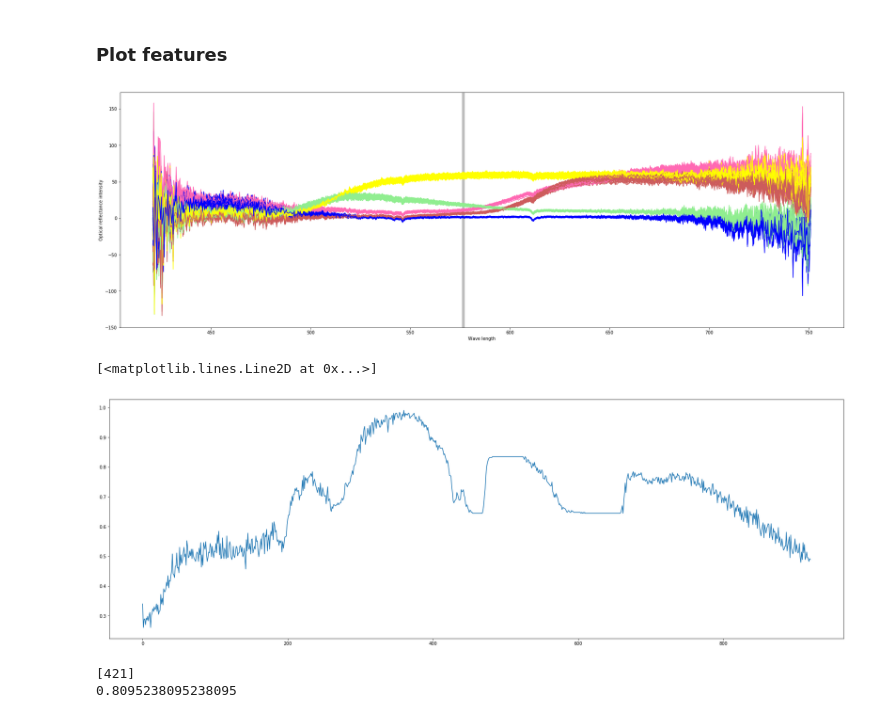
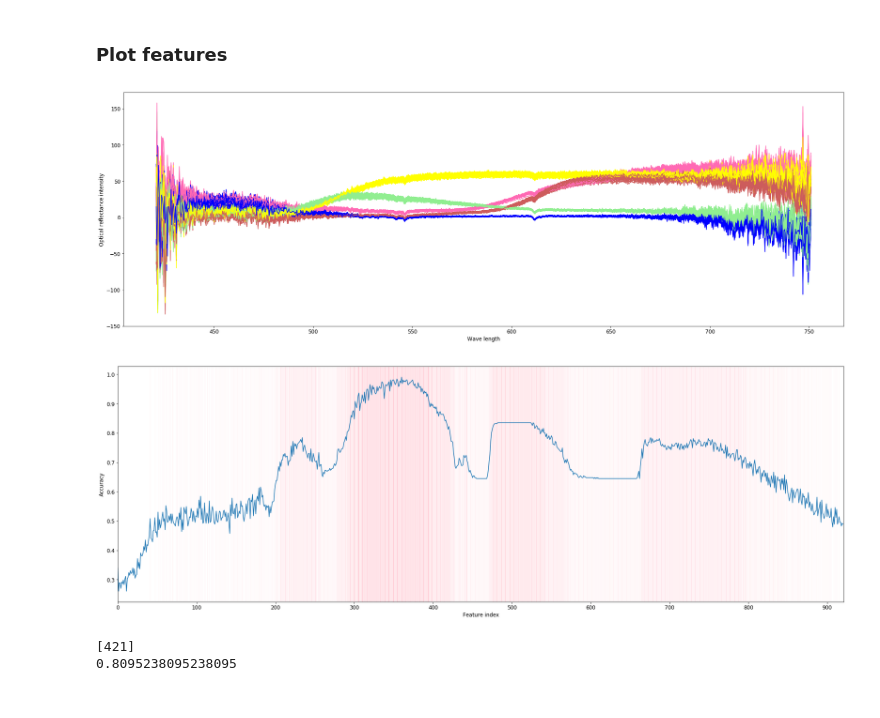
Before and after one commit to vikneke/cs5014_p2, a Jupyter notebook: multiclassML/multiclass.ipynb, the cells around one changed output. Cells and saved outputs as stored; diff of their text form; code cells hidden in the pictures.

```diff
--- a/multiclassML/multiclass.ipynb
+++ b/multiclassML/multiclass.ipynb
@@ -95,18 +95,19 @@ def plot_training_data(x_train, y_train, waves):
             plt.plot(waves, row, color="yellow")
         index += 1
 
-    plt.xlabel("Wave length")
-    plt.ylabel("Optical reflectance intensity")
-    plt.yticks([-150, -100, -50, 0, 50, 100, 150])
+    plt.xlabel("Wave length", fontdict=None, labelpad=None, fontsize=12)
+    plt.ylabel("Optical reflectance intensity", fontdict=None, labelpad=None, fontsize=12)
+    plt.yticks([-150, -100, -50, 0, 50, 100, 150], fontsize=12)
+    plt.xticks(fontsize=12)
 
-    plt.axvspan(576, 577, color='grey', alpha=0.5)
+#     plt.axvspan(576, 577, color='grey', alpha=0.5)
     # plt.axvspan(513, 514, color='grey', alpha=0.5)
 
     plt.show()
 # %%
 plot_training_data(x_train, y_train, flat_waves)
 # %% [output]
-[figure, old version]
+[figure, new version]
 # %%
 # plt.hist(x_train[576])
 # %%
@@ -114,19 +115,41 @@ def one_feature_experiment(x_train, y_train):
     accuracies = []
 
     for i in x_train:
-        logistic_regression.fit(x_train[i].values.reshape(-1, 1), y_train)
-        y_res = logistic_regression.predict(x_train[i].values.reshape(-1, 1))
+        x_one = x_train[i].values.reshape(-1, 1)
+        logistic_regression.fit(x_one, y_train)
+        y_res = logistic_regression.predict(x_one)
         accuracies.append(accuracy_score(y_train, y_res))
 
     return accuracies
-
-acc = one_feature_experiment(x_train, y_train)
-# %%
-plot_parameters(30, 10)
-plt.plot(acc)
-# %% [output]
-[<matplotlib.lines.Line2D at 0x...>]
-[figure, removed]
+# %%
+def plot_one_feature_exp_results(acc):
+    plot_parameters(30, 10)
+    plt.xlabel("Feature index", fontdict=None, labelpad=None, fontsize=12)
+    plt.ylabel("Accuracy", fontdict=None, labelpad=None, fontsize=12)
+    plt.yticks(fontsize=12)
+    plt.xticks([0, 100, 200, 300, 400, 500, 600, 700, 800, 900], fontsize=12)
+    plt.xlim(xmin=0, xmax=921)
+
+    index = 0
+    for i in acc:
+        if i > 0.9:
+            plt.axvspan(index, index, color='pink', alpha=0.8)
+        elif i > 0.8:
+            plt.axvspan(index, index, color='pink', alpha=0.6)
+        elif i > 0.7:
+            plt.axvspan(index, index, color='pink', alpha=0.4)
+        elif i > 0.6:
+            plt.axvspan(index, index, color='pink', alpha=0.2)
+        elif i > 0.5:
+            plt.axvspan(index, index, color='pink', alpha=0.1)
+        index += 1
+
+    plt.plot(acc)
+# %%
+acc = one_feature_experiment(x_train, y_train)
+plot_one_feature_exp_results(acc)
+# %% [output]
+[figure, added]
 # %%
 def get_true_indices(matrix):
     indices = []
```
Also changed, not shown: 4 other files.
